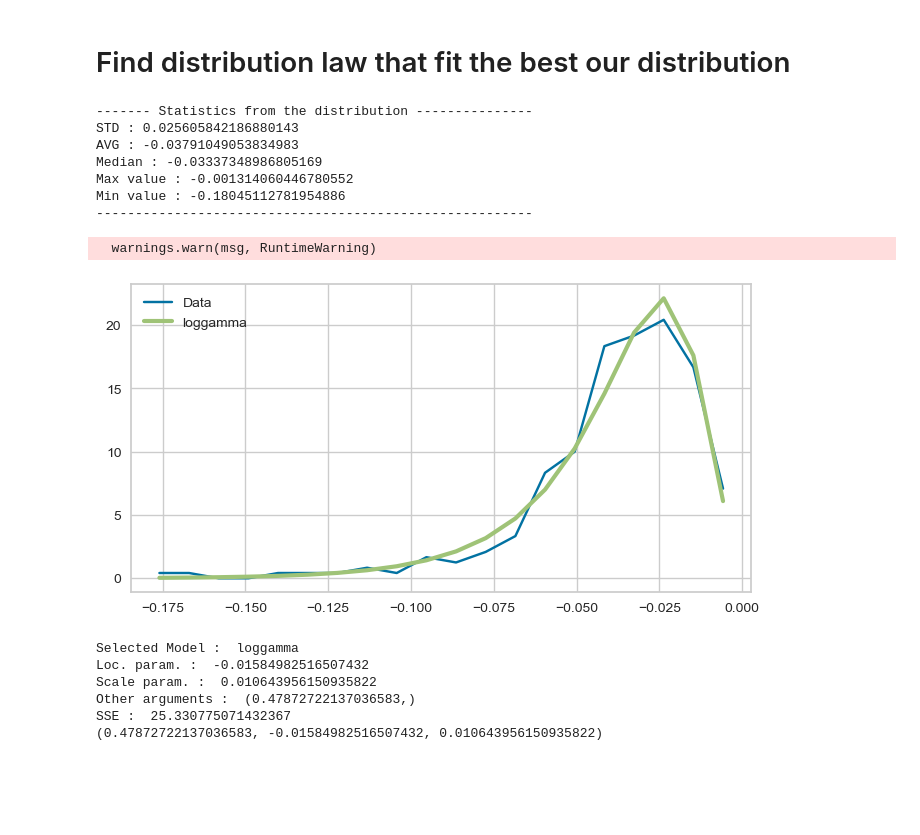
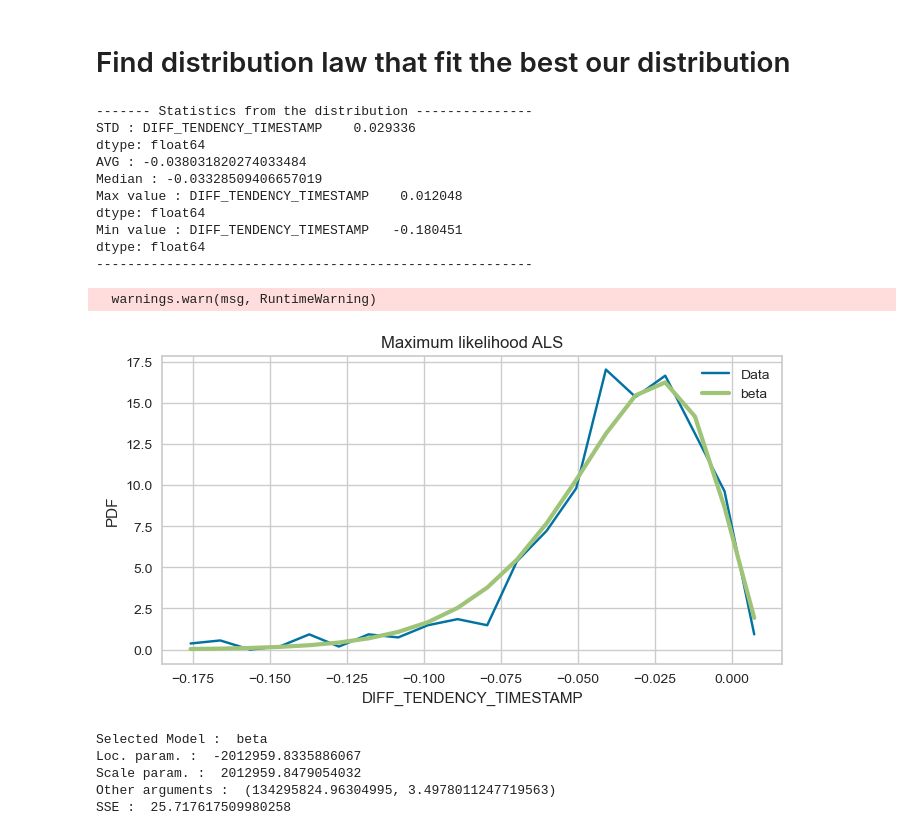
Before and after one commit to Havress41/ALS, a Jupyter notebook: Clustering/Trajectory/trajectory_distribution.ipynb, the cells around one changed output. Saved outputs shown, nothing was run; the diff lists cells and outputs as text; code cells hidden in the pictures; blank space fills up the shorter version.

```diff
--- a/Clustering/Trajectory/trajectory_distribution.ipynb
+++ b/Clustering/Trajectory/trajectory_distribution.ipynb
@@ -64,7 +64,7 @@ for i in range(nrows):
 # Find distribution law that fit the best our distribution
 # %%
 # Set distribution that we want to fit
-data = df_tr_stats['DIFF_TENDENCY_TIMESTAMP']
+data = df_tr_stats[['DIFF_TENDENCY_TIMESTAMP']]
 
 print("------- Statistics from the distribution ---------------")
 print("STD :", np.std(data))
@@ -75,7 +75,7 @@ print("Min value :", np.min(data))
 print("--------------------------------------------------------")
 
 # List of Distribution laws to test
-dist_names = ['norm', 'beta','gamma', 'pareto', 't', 'lognorm', 'invgamma', 'invgauss',  'loggamma', 'alpha', 'chi', 'chi2']
+dist_names = ['norm', 'beta','gamma', 'pareto', 't', 'lognorm', 'loggamma', 'invgamma', 'invgauss', 'alpha', 'chi', 'chi2']
 
 # Set SSE to inf
 sse = np.inf
@@ -108,7 +108,7 @@ for name in dist_names:
     model_sse = np.sum((y - pdf)**2)
 
     # If SSE is lower than the current one, then refresh results
-    if model_sse < sse:
+    if model_sse < sse :
         best_pdf = pdf
         sse = model_sse
         best_loc = loc
@@ -122,33 +122,37 @@ for name in dist_names:
         break
 # %% [output]
 ------- Statistics from the distribution ---------------
-STD : 0.025605842186880143
-AVG : -0.03791049053834983
-Median : -0.03337348986805169
-Max value : -0.001314060446780552
-Min value : -0.18045112781954886
+STD : DIFF_TENDENCY_TIMESTAMP    0.029336
+dtype: float64
+AVG : -0.038031820274033484
+Median : -0.03328509406657019
+Max value : DIFF_TENDENCY_TIMESTAMP    0.012048
+dtype: float64
+Min value : DIFF_TENDENCY_TIMESTAMP   -0.180451
+dtype: float64
 --------------------------------------------------------
   warnings.warn(msg, RuntimeWarning)
 # %%
 # Plot distribution from the best law found
 plt.figure(figsize=(8, 4))
 plt.plot(x, y, label="Data")
 plt.plot(x, best_pdf, label=best_name, linewidth=3)
 plt.legend()
+plt.title("Maximum likelihood " + score_var)
+plt.xlabel(data.columns[0])
+plt.ylabel("PDF")
 plt.show()
 
 # Details from the best law found
 print("Selected Model : ", best_name)
 print("Loc. param. : ", best_loc)
 print("Scale param. : ", best_scale)
 print("Other arguments : ", best_arg)
 print("SSE : ", sse)
-print(best_param)
 # %% [output]
-[figure, old version]
+[figure, new version]
-Selected Model :  loggamma
-Loc. param. :  -0.01584982516507432
-Scale param. :  0.010643956150935822
-Other arguments :  (0.47872722137036583,)
-SSE :  25.330775071432367
-(0.47872722137036583, -0.01584982516507432, 0.010643956150935822)
+Selected Model :  beta
+Loc. param. :  -2012959.8335886067
+Scale param. :  2012959.8479054032
+Other arguments :  (134295824.96304995, 3.4978011247719563)
+SSE :  25.717617509980258
```
Also changed, not shown: parts of 2 cells of this notebook, 6 other files.
